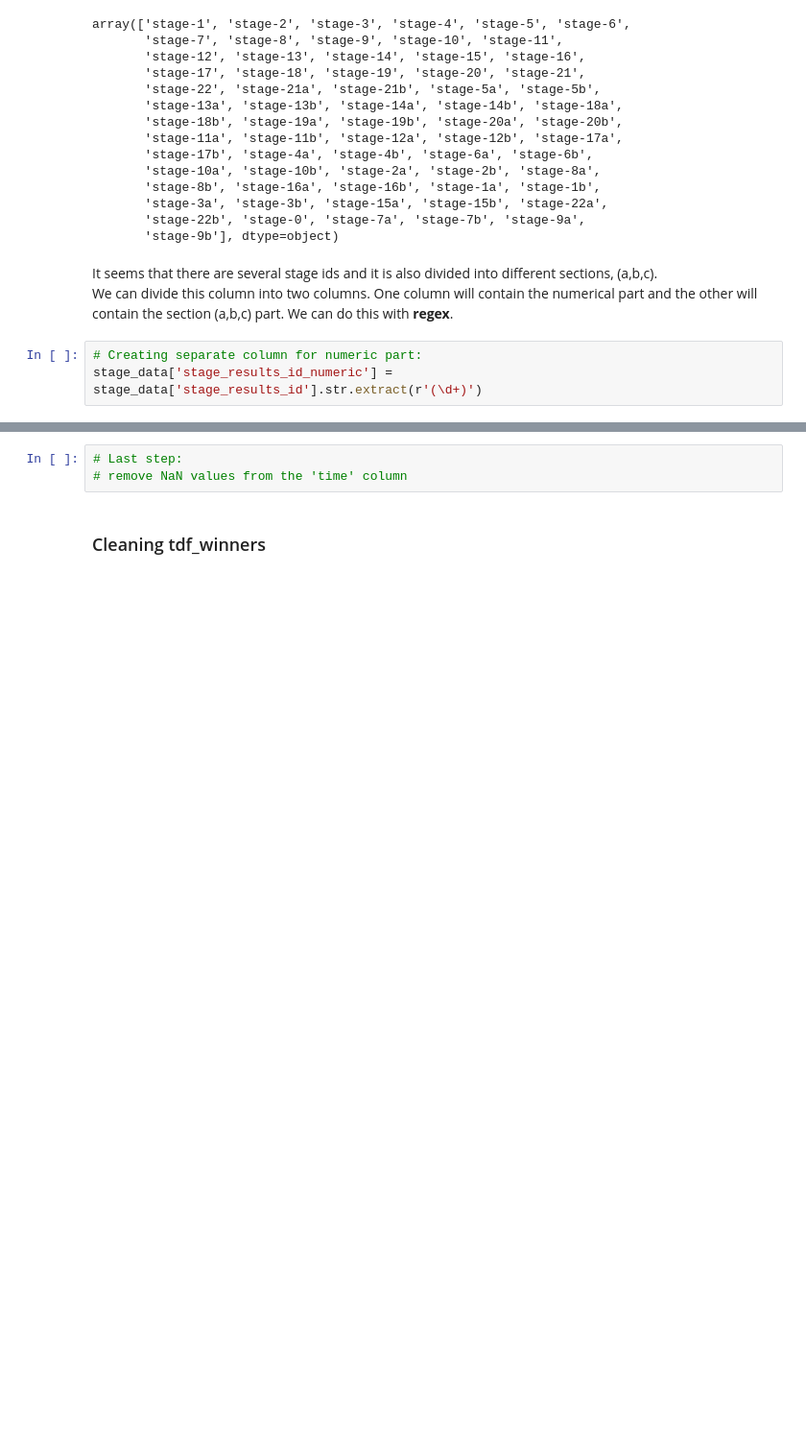
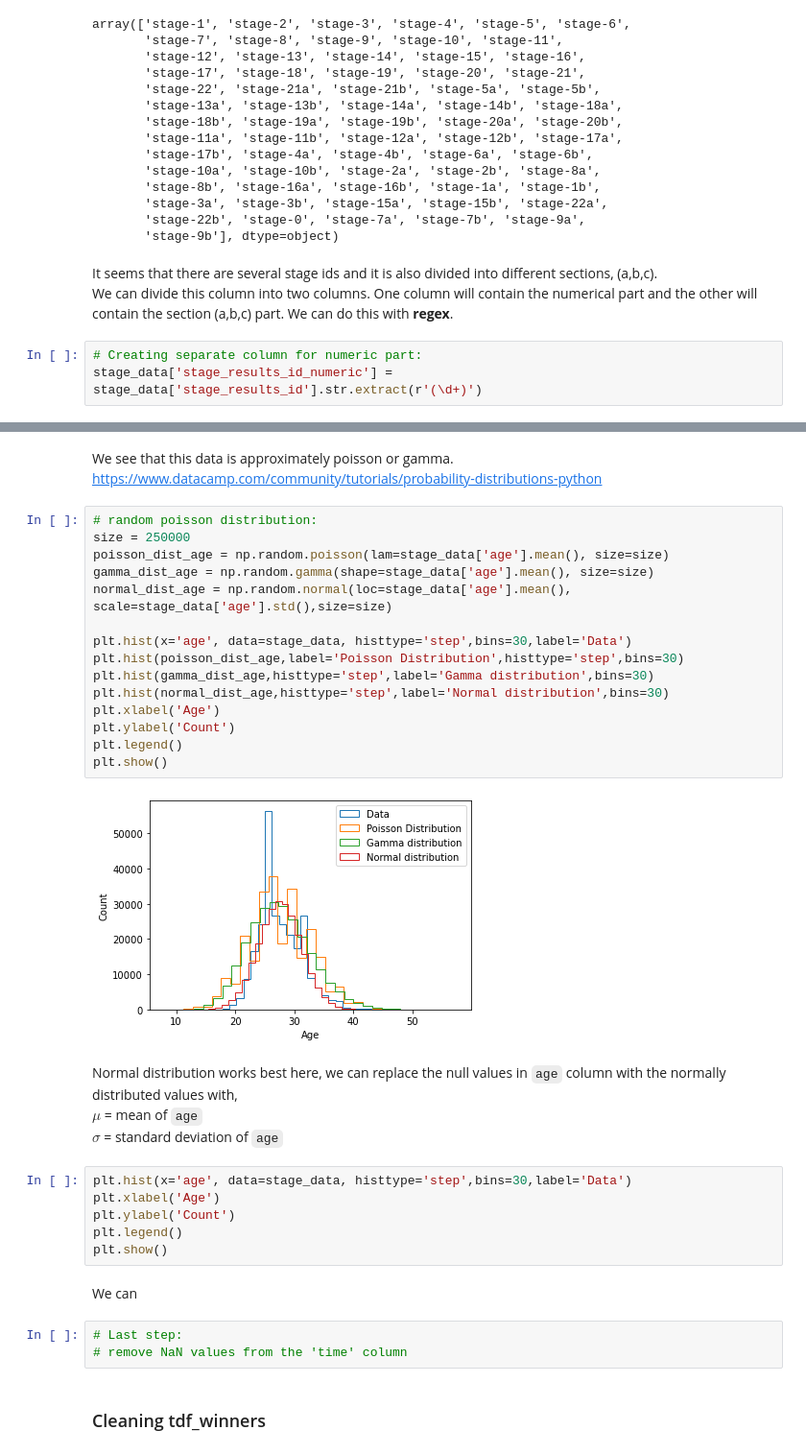
Before and after one commit to Astrojigs/R-project, a Jupyter notebook: Tour de france R project.ipynb, the cells around one changed output, grey strips where cells are left out. Shown at 96% size. Cells and saved outputs as stored; diff of their text form; blank space fills up the shorter version.

```diff
--- a/Tour de france R project.ipynb
+++ b/Tour de france R project.ipynb
@@ -191,3 +238,34 @@ stage_data['stage_results_id_section'] = stage_data['stage_results_id'].str.extr
+# %% [markdown]
+We see that this data is approximately poisson or gamma.
+https://www.datacamp.com/community/tutorials/probability-distributions-python
+# %%
+# random poisson distribution:
+size = 250000
+poisson_dist_age = np.random.poisson(lam=stage_data['age'].mean(), size=size)
+gamma_dist_age = np.random.gamma(shape=stage_data['age'].mean(), size=size)
+normal_dist_age = np.random.normal(loc=stage_data['age'].mean(), scale=stage_data['age'].std(),size=size)
+
+plt.hist(x='age', data=stage_data, histtype='step',bins=30,label='Data')
+plt.hist(poisson_dist_age,label='Poisson Distribution',histtype='step',bins=30)
+plt.hist(gamma_dist_age,histtype='step',label='Gamma distribution',bins=30)
+plt.hist(normal_dist_age,histtype='step',label='Normal distribution',bins=30)
+plt.xlabel('Age')
+plt.ylabel('Count')
+plt.legend()
+plt.show()
+# %% [output]
+[figure, added]
+# %% [markdown]
+Normal distribution works best here, we can replace the null values in `age` column with the normally distributed values with,<br> $\mu$ = mean of `age` <br>
+$\sigma$ = standard deviation of `age`
+# %%
+plt.hist(x='age', data=stage_data, histtype='step',bins=30,label='Data')
+plt.xlabel('Age')
+plt.ylabel('Count')
+plt.legend()
+plt.show()
+# %% [markdown]
+We can
 # %%
 # Last step:
 # remove NaN values from the 'time' column
```
Also changed, not shown: parts of 19 cells of this notebook.
